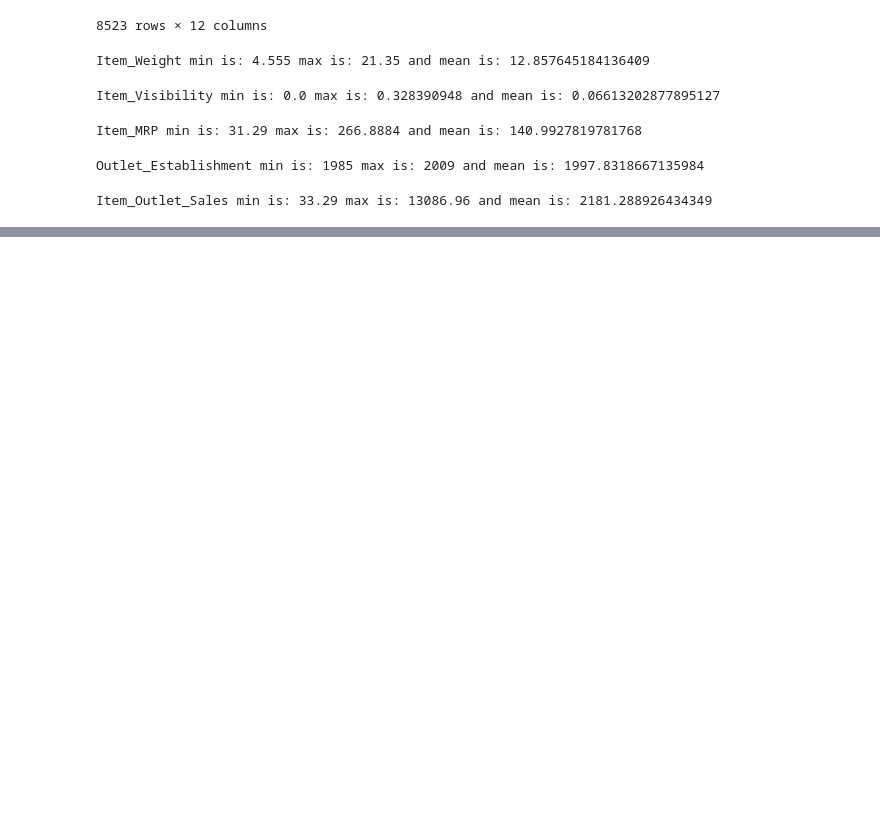
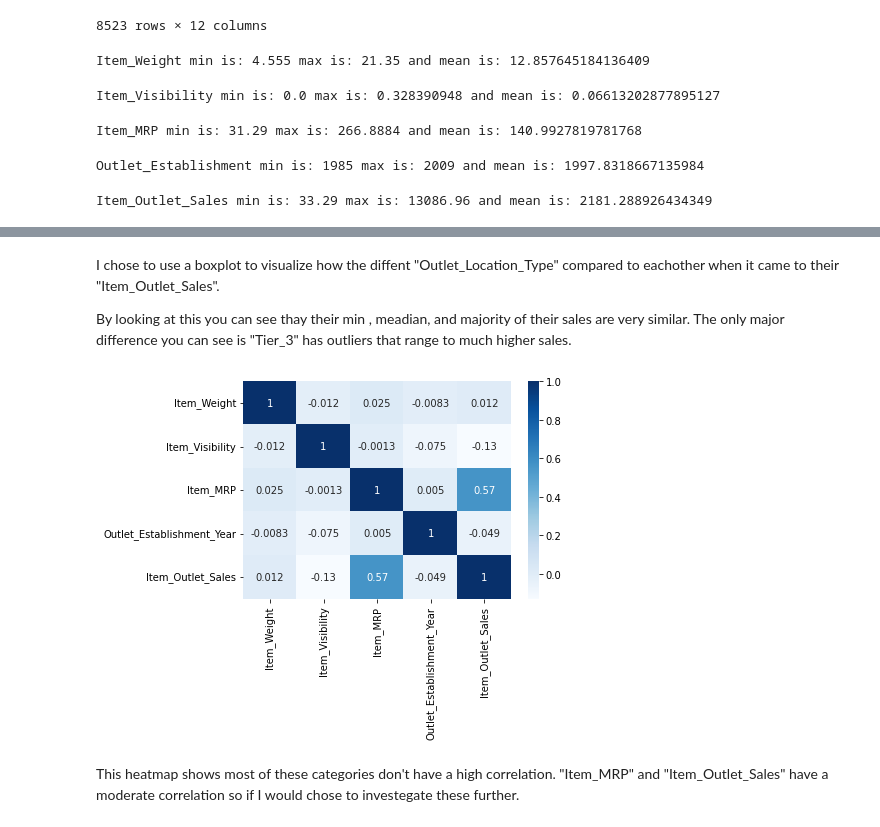
Before and after one commit to slagana8/food_sales_predicitions-, a Jupyter notebook: Project_1_Sales_Predictions.ipynb, the cells around one changed output, grey strips where cells are left out. Saved outputs shown, nothing was run; the diff lists cells and outputs as text; code cells hidden in the pictures; blank space fills up the shorter version.

```diff
--- a/Project_1_Sales_Predictions.ipynb
+++ b/Project_1_Sales_Predictions.ipynb
@@ -299,0 +345,12 @@ Item_Outlet_Sales min is: 33.29 max is: 13086.96 and mean is: 2181.288926434349
+# %% [markdown]
+I chose to use a boxplot to visualize how the diffent "Outlet_Location_Type" compared to eachother when it came to their "Item_Outlet_Sales".
+
+By looking at this you can see thay their min , meadian, and majority of their sales are very similar. The only major difference you can see is "Tier_3" has outliers that range to much higher sales.
+# %%
+# Create a Heatmap
+corr = df_sp.corr()
+sns.heatmap(corr, cmap = "Blues", annot = True);
+# %% [output]
+[figure, added]
+# %% [markdown]
+This heatmap shows most of these categories don't have a high correlation. "Item_MRP" and "Item_Outlet_Sales" have a moderate correlation so if I would chose to investegate these further.
```
Also changed, not shown: parts of 5 cells of this notebook.
